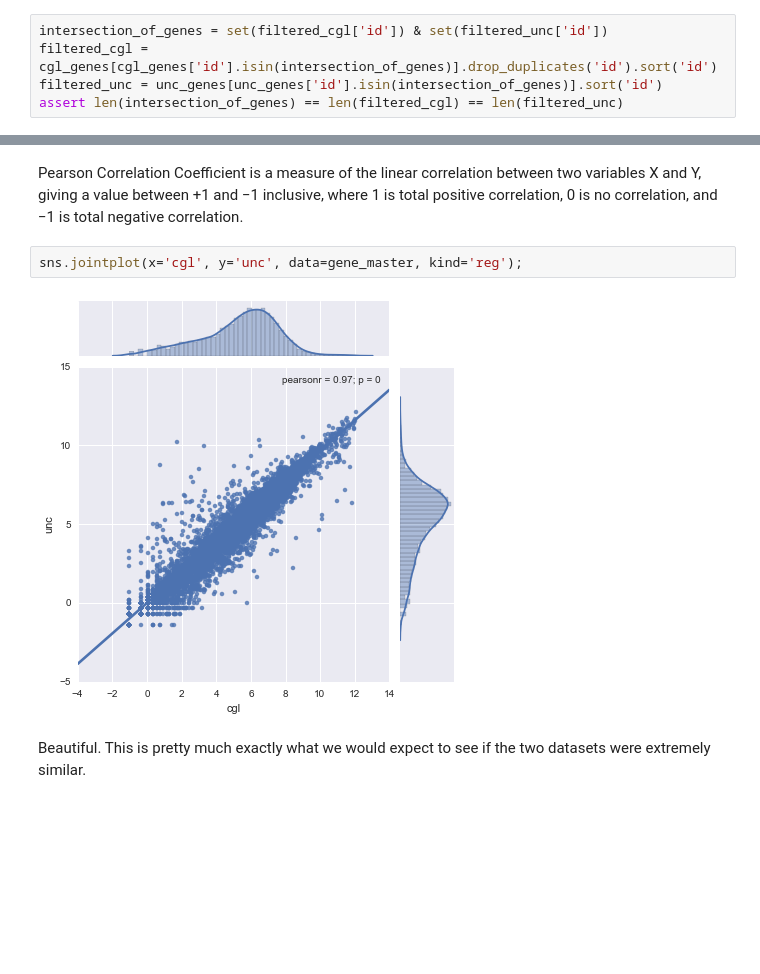
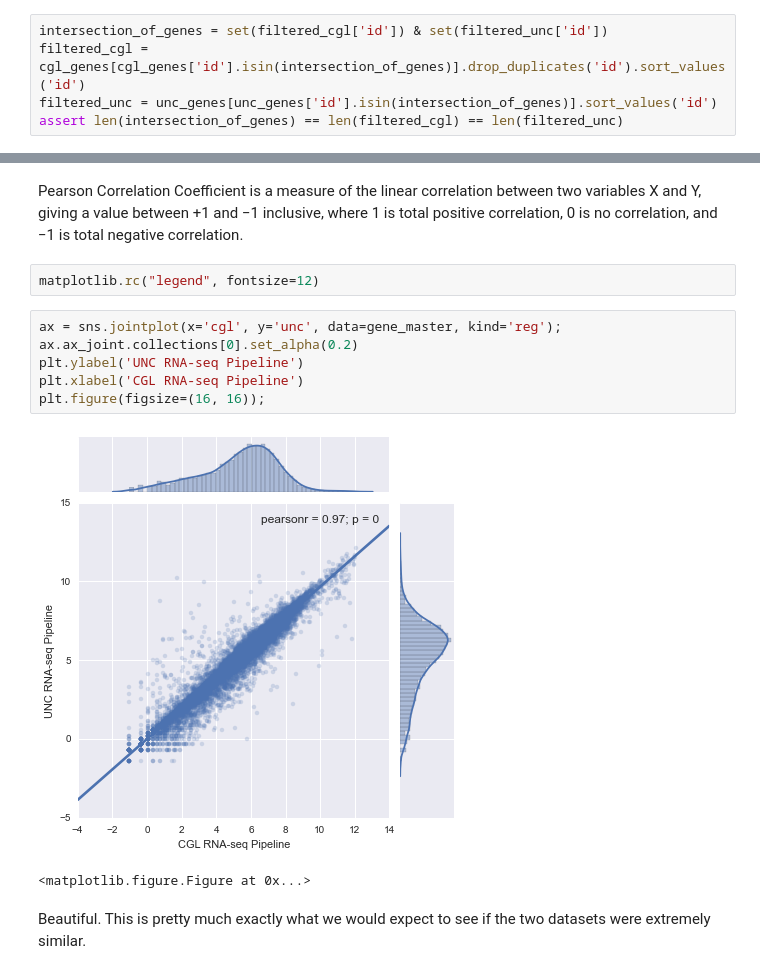
Before and after one commit to jvivian/ipython_notebooks, a Jupyter notebook: RSEM_comparison/RSEM_comparison.ipynb, the cells around one changed output, grey strips where cells are left out. Saved outputs shown, nothing was run; the diff lists cells and outputs as text; blank space fills up the shorter version.

```diff
--- a/RSEM_comparison/RSEM_comparison.ipynb
+++ b/RSEM_comparison/RSEM_comparison.ipynb
@@ -194,8 +195,8 @@ filtered_unc = filtered_unc[filtered_unc['count'] != 0]
 Filter the sets again by intersection.
 # %%
 intersection_of_genes = set(filtered_cgl['id']) & set(filtered_unc['id'])
-filtered_cgl = cgl_genes[cgl_genes['id'].isin(intersection_of_genes)].drop_duplicates('id').sort('id')
-filtered_unc = unc_genes[unc_genes['id'].isin(intersection_of_genes)].sort('id')
+filtered_cgl = cgl_genes[cgl_genes['id'].isin(intersection_of_genes)].drop_duplicates('id').sort_values('id')
+filtered_unc = unc_genes[unc_genes['id'].isin(intersection_of_genes)].sort_values('id')
 assert len(intersection_of_genes) == len(filtered_cgl) == len(filtered_unc)
 # %% [markdown]
 Reset the row indexes to avoid sorting errors when assembling a new dataframe and take the log of the counts.
@@ -222,10 +223,17 @@ gene_master.head()
 | 4 | AACS | 6.487228 | 6.504763 |
 # %% [markdown]
 Pearson Correlation Coefficient is a measure of the linear correlation between two variables X and Y, giving a value between +1 and −1 inclusive, where 1 is total positive correlation, 0 is no correlation, and −1 is total negative correlation.
-# %%
-sns.jointplot(x='cgl', y='unc', data=gene_master, kind='reg');
-# %% [output]
-[figure, removed]
+# %%
+matplotlib.rc("legend", fontsize=12)
+# %%
+ax = sns.jointplot(x='cgl', y='unc', data=gene_master, kind='reg');
+ax.ax_joint.collections[0].set_alpha(0.2)
+plt.ylabel('UNC RNA-seq Pipeline')
+plt.xlabel('CGL RNA-seq Pipeline')
+plt.figure(figsize=(16, 16));
+# %% [output]
+[figure, added]
+<matplotlib.figure.Figure at 0x...>
 # %% [markdown]
 Beautiful. This is pretty much exactly what we would expect to see if the two datasets were extremely similar.
 # %% [markdown]
```
Also changed, not shown: parts of 15 cells of this notebook.
